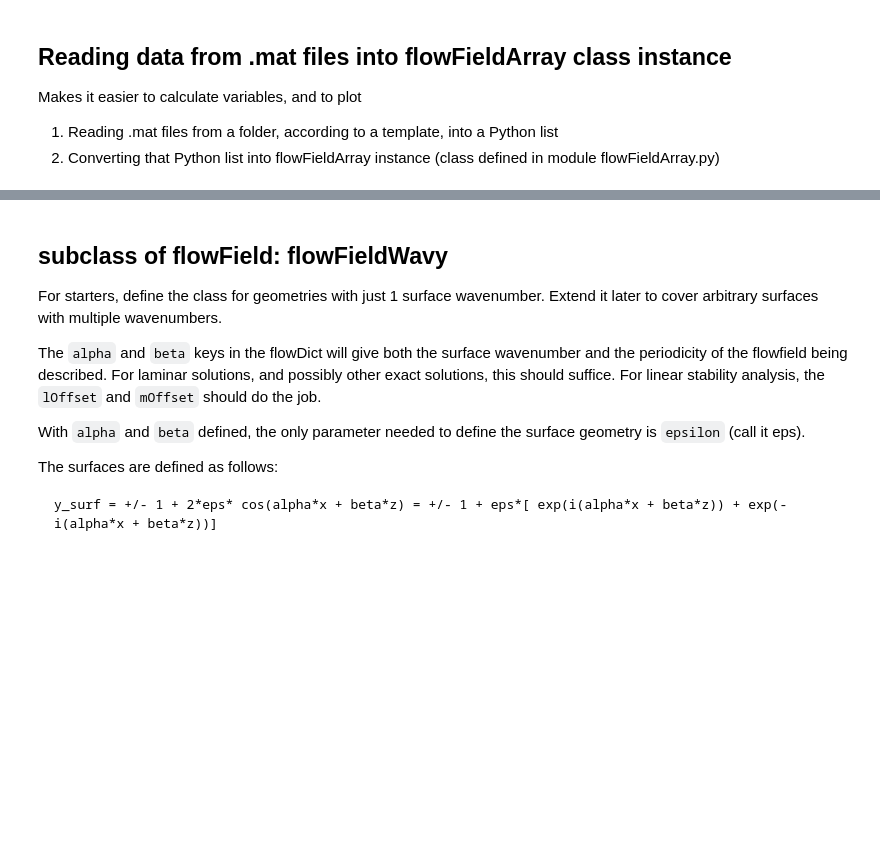
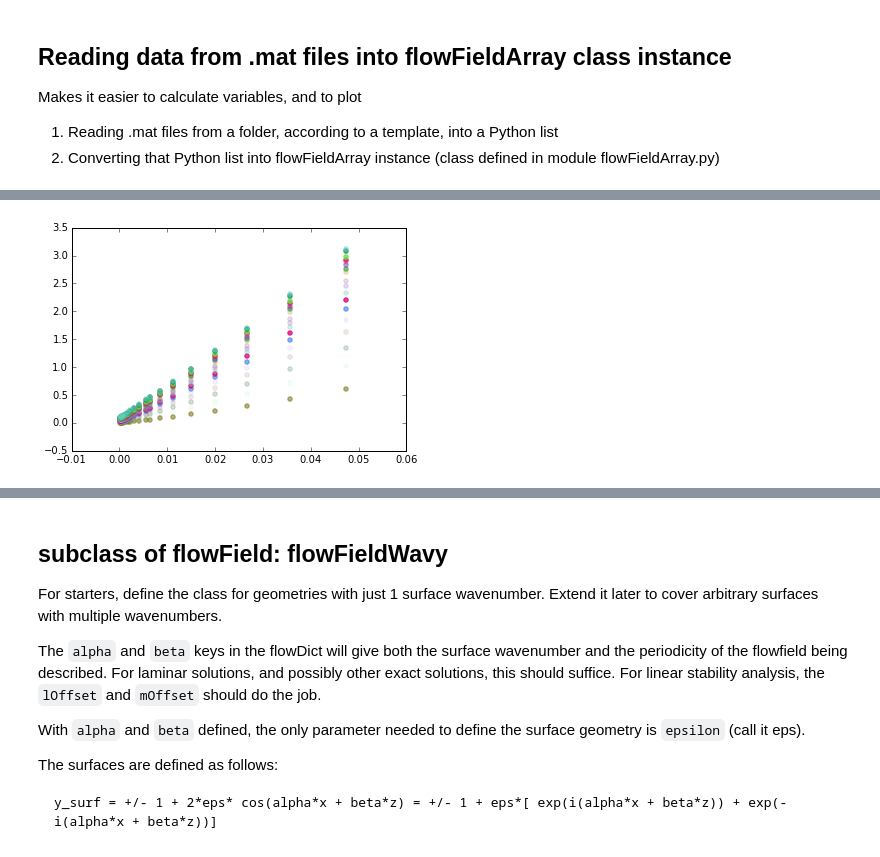
Before and after one commit to saba-vadarevu/Grooved-Channel-Flow, a Jupyter notebook: flowField.ipynb, the cells around one changed output, grey strips where cells are left out. Cells and saved outputs as stored; diff of their text form; code cells hidden in the pictures; blank space fills up the shorter version.

```diff
--- a/flowField.ipynb
+++ b/flowField.ipynb
@@ -316,9 +265,16 @@ import glob
 import os
 from flowFieldWavy import *
 from flowFieldArray import *
+from flowField import *
+
+# These two lines allow iPython to reload modules before executing
+%load_ext autoreload
+%autoreload 2
+
+theta='0'
 homeFolder = '/home/sabarish/Dropbox/gitwork/python3/flowField/'
 folderPath = '/home/sabarish/matData/drag/'
-fileTemplate = "data_dragT0E*.mat"
+fileTemplate = "data_dragT"+theta+"E*.mat"
 
 os.chdir(folderPath)
 fileList = glob.glob(fileTemplate)
@@ -1703,0 +395,15 @@ class flowField(np.ndarray):
+# %%
+plt.figure()
+lArr = np.random.rand(120).reshape(30,4)
+'''
+for k in range(21):
+    #plt.scatter(np.log10(2.*gArr[k,:,0]),np.log10(meanProd[k,:]-24.), color=lArr[k])
+    plt.scatter(2.*gArr[k,:,0],(meanProd[k,:]-24.), color=lArr[k])
+plt.show()
+'''
+for k in range(21):
+    #plt.scatter(np.log10(2.*gArr[k,:,0]),np.log10(meanProd[k,:]-24.), color=lArr[k])
+    plt.scatter(2.*epsArr[:-5,k,0],(meanProd[:-5,k]-24.), color=lArr[k])
+plt.show()
+# %% [output]
+[figure, added]
```
Also changed, not shown: parts of 19 cells of this notebook.
